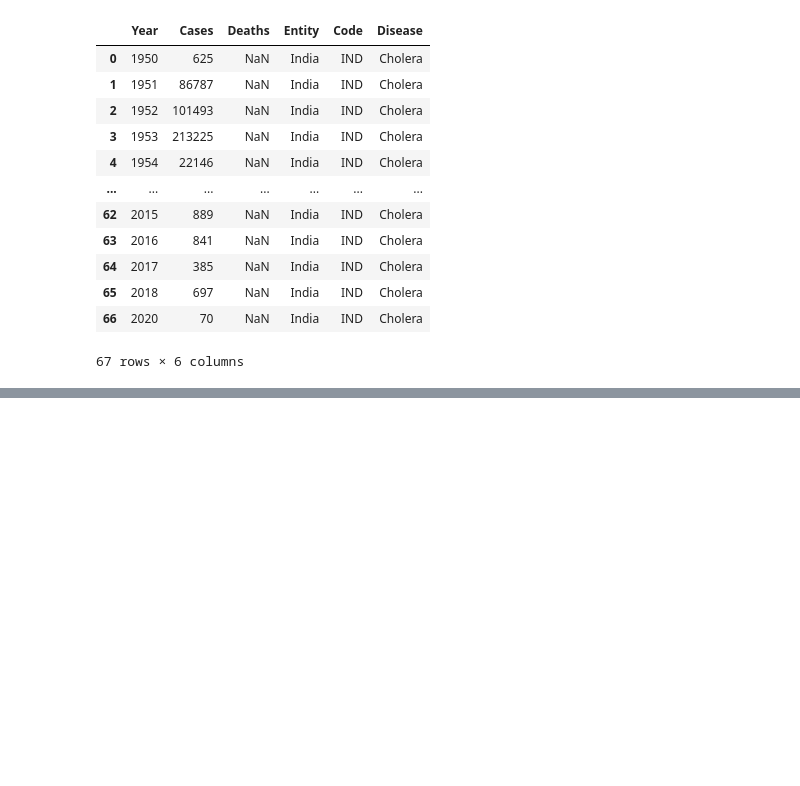
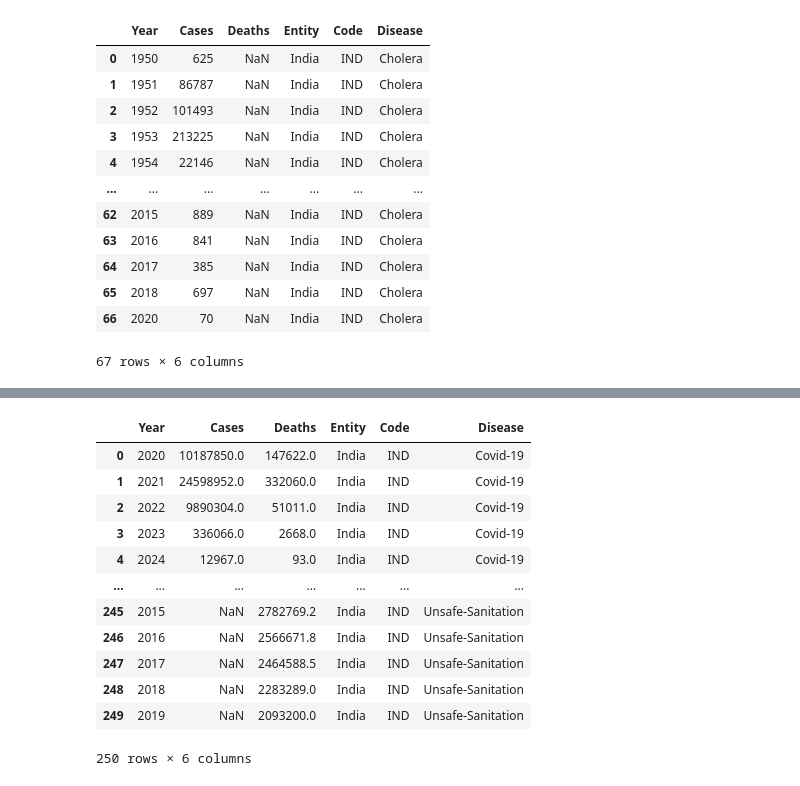
Before and after one commit to Chaitya0623/IPD_Medledger, a Jupyter notebook: Dataset/Diseases/diseases.ipynb, the cells around one changed output, grey strips where cells are left out. Cells and saved outputs as stored; diff of their text form; code cells hidden in the pictures; blank space fills up the shorter version.

Commit message:
yearly_final data

```diff
--- a/Dataset/Diseases/diseases.ipynb
+++ b/Dataset/Diseases/diseases.ipynb
@@ -303,0 +304,19 @@ pneumonia
+# %%
+stacked_df = pd.concat([covid, cholera, pneumonia, dengue, diarrhea, influenza, tubercolosis, typhoid, unsafe_sanitation], axis=0)
+stacked_df.reset_index(drop=True, inplace=True)
+stacked_df.to_csv('Yearly/yearly_final.csv')
+stacked_df
+# %% [output]
+|  | Year | Cases | Deaths | Entity | Code | Disease |
+| 0 | 2020 | 10187850.0 | 147622.0 | India | IND | Covid-19 |
+| 1 | 2021 | 24598952.0 | 332060.0 | India | IND | Covid-19 |
+| 2 | 2022 | 9890304.0 | 51011.0 | India | IND | Covid-19 |
+| 3 | 2023 | 336066.0 | 2668.0 | India | IND | Covid-19 |
+| 4 | 2024 | 12967.0 | 93.0 | India | IND | Covid-19 |
+| ... | ... | ... | ... | ... | ... | ... |
+| 245 | 2015 | NaN | 2782769.2 | India | IND | Unsafe-Sanitation |
+| 246 | 2016 | NaN | 2566671.8 | India | IND | Unsafe-Sanitation |
+| 247 | 2017 | NaN | 2464588.5 | India | IND | Unsafe-Sanitation |
+| 248 | 2018 | NaN | 2283289.0 | India | IND | Unsafe-Sanitation |
+| 249 | 2019 | NaN | 2093200.0 | India | IND | Unsafe-Sanitation |
+250 rows × 6 columns
```
Also changed, not shown: parts of 4 cells of this notebook, 5 other files.
